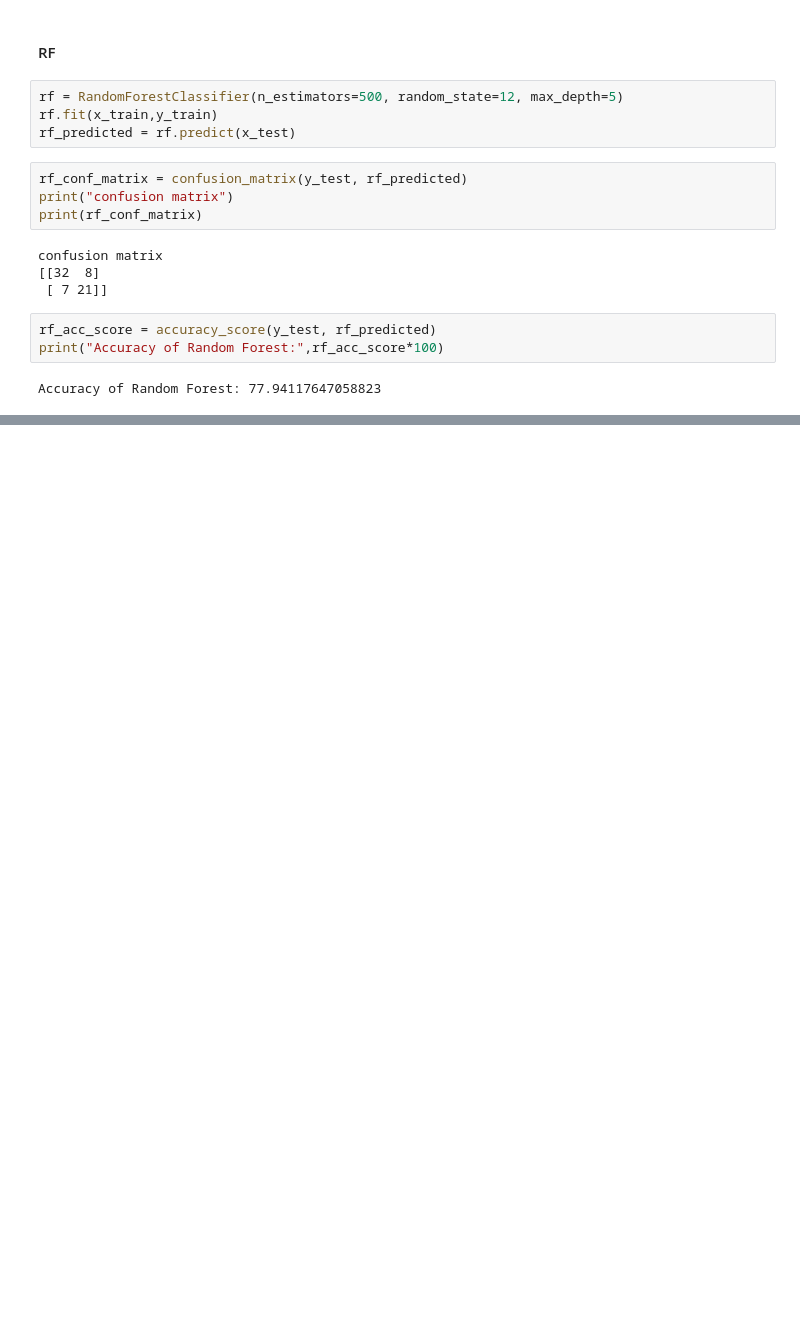
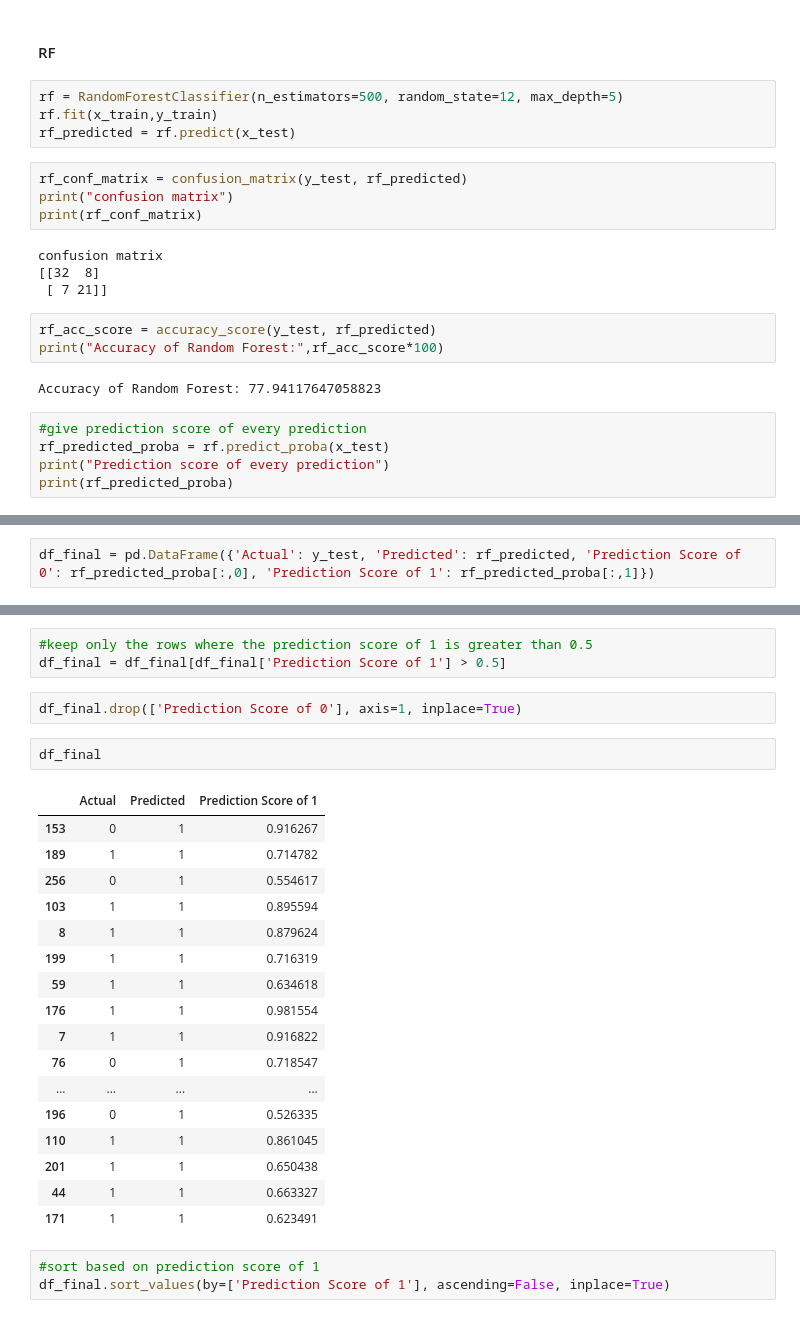
Before and after one commit to SubhavBatra/Sarvogya, a Jupyter notebook: main_legion.ipynb, the cells around one changed output, grey strips where cells are left out. Cells and saved outputs as stored; diff of their text form; blank space fills up the shorter version.

```diff
--- a/main_legion.ipynb
+++ b/main_legion.ipynb
@@ -157,3 +159,8 @@ rf_acc_score = accuracy_score(y_test, rf_predicted)
 print("Accuracy of Random Forest:",rf_acc_score*100)
 # %% [output]
 Accuracy of Random Forest: 77.94117647058823
+# %%
+#give prediction score of every prediction
+rf_predicted_proba = rf.predict_proba(x_test)
+print("Prediction score of every prediction")
+print(rf_predicted_proba)
@@ -159,0 +186,2 @@ Accuracy of Random Forest: 77.94117647058823
+# %%
+df_final = pd.DataFrame({'Actual': y_test, 'Predicted': rf_predicted, 'Prediction Score of 0': rf_predicted_proba[:,0], 'Prediction Score of 1': rf_predicted_proba[:,1]})
@@ -159,0 +204,28 @@ Accuracy of Random Forest: 77.94117647058823
+# %%
+#keep only the rows where the prediction score of 1 is greater than 0.5
+df_final = df_final[df_final['Prediction Score of 1'] > 0.5]
+# %%
+df_final.drop(['Prediction Score of 0'], axis=1, inplace=True)
+# %%
+df_final
+# %% [output]
+|  | Actual | Predicted | Prediction Score of 1 |
+| 153 | 0 | 1 | 0.916267 |
+| 189 | 1 | 1 | 0.714782 |
+| 256 | 0 | 1 | 0.554617 |
+| 103 | 1 | 1 | 0.895594 |
+| 8 | 1 | 1 | 0.879624 |
+| 199 | 1 | 1 | 0.716319 |
+| 59 | 1 | 1 | 0.634618 |
+| 176 | 1 | 1 | 0.981554 |
+| 7 | 1 | 1 | 0.916822 |
+| 76 | 0 | 1 | 0.718547 |
+| ... | ... | ... | ... |
+| 196 | 0 | 1 | 0.526335 |
+| 110 | 1 | 1 | 0.861045 |
+| 201 | 1 | 1 | 0.650438 |
+| 44 | 1 | 1 | 0.663327 |
+| 171 | 1 | 1 | 0.623491 |
+# %%
+#sort based on prediction score of 1
+df_final.sort_values(by=['Prediction Score of 1'], ascending=False, inplace=True)
```
Also changed, not shown: parts of 4 cells of this notebook, 3 other files.
